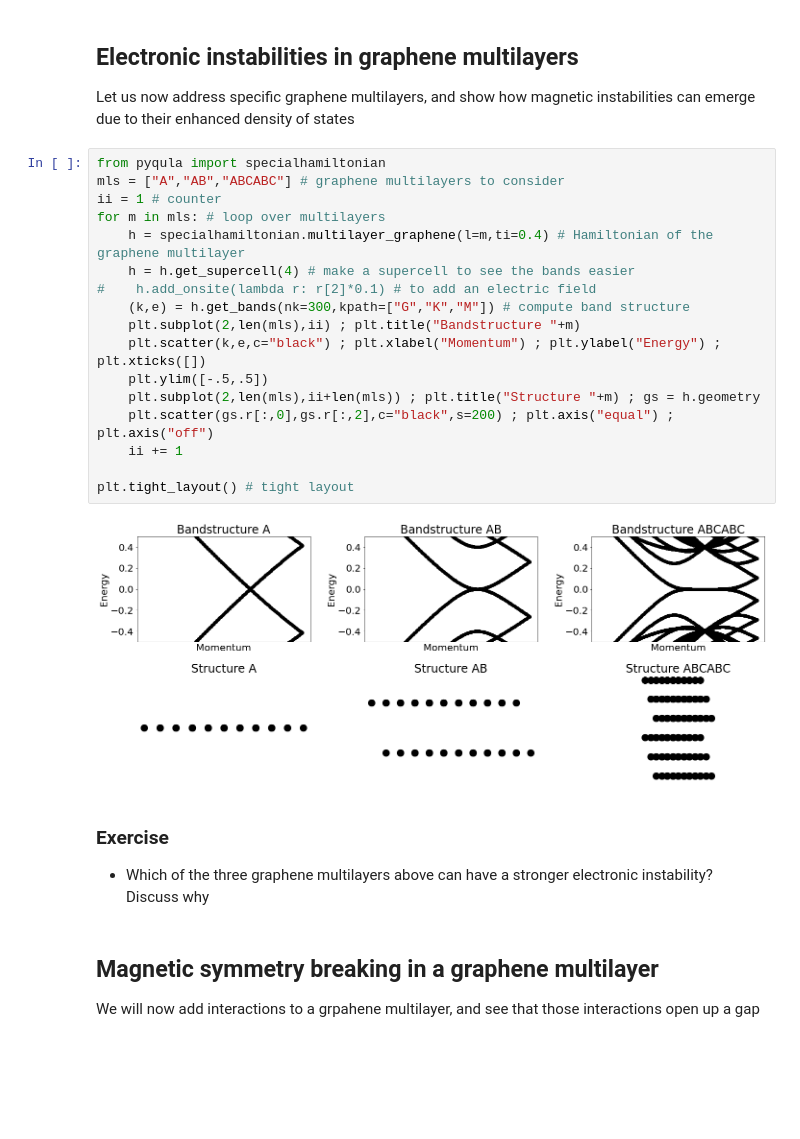
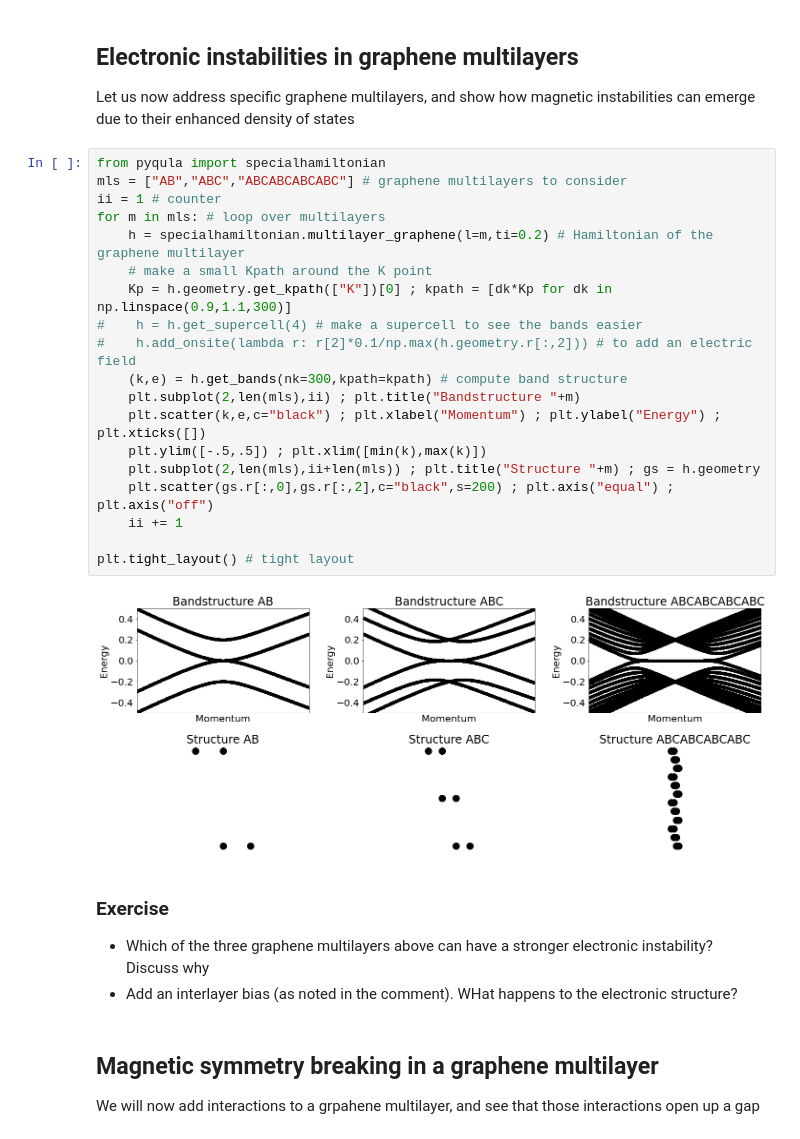
Before and after one commit to joselado/jyvaskyla_summer_school_2022, a Jupyter notebook: sessions/session3.ipynb, the cells around one changed output. Cells and saved outputs as stored; diff of their text form; blank space fills up the shorter version.

```diff
--- a/sessions/session3.ipynb
+++ b/sessions/session3.ipynb
@@ -389,26 +389,29 @@ plt.tight_layout() # adjust the subplots
 Let us now address specific graphene multilayers, and show how magnetic instabilities can emerge due to their enhanced density of states
 # %%
 from pyqula import specialhamiltonian
-mls = ["A","AB","ABCABC"] # graphene multilayers to consider
+mls = ["AB","ABC","ABCABCABCABC"] # graphene multilayers to consider
 ii = 1 # counter
 for m in mls: # loop over multilayers
-    h = specialhamiltonian.multilayer_graphene(l=m,ti=0.4) # Hamiltonian of the graphene multilayer
-    h = h.get_supercell(4) # make a supercell to see the bands easier
-#    h.add_onsite(lambda r: r[2]*0.1) # to add an electric field
-    (k,e) = h.get_bands(nk=300,kpath=["G","K","M"]) # compute band structure
+    h = specialhamiltonian.multilayer_graphene(l=m,ti=0.2) # Hamiltonian of the graphene multilayer
+    # make a small Kpath around the K point
+    Kp = h.geometry.get_kpath(["K"])[0] ; kpath = [dk*Kp for dk in np.linspace(0.9,1.1,300)]
+#    h = h.get_supercell(4) # make a supercell to see the bands easier
+#    h.add_onsite(lambda r: r[2]*0.1/np.max(h.geometry.r[:,2])) # to add an electric field
+    (k,e) = h.get_bands(nk=300,kpath=kpath) # compute band structure
     plt.subplot(2,len(mls),ii) ; plt.title("Bandstructure "+m)
     plt.scatter(k,e,c="black") ; plt.xlabel("Momentum") ; plt.ylabel("Energy") ; plt.xticks([])
-    plt.ylim([-.5,.5])
+    plt.ylim([-.5,.5]) ; plt.xlim([min(k),max(k)])
     plt.subplot(2,len(mls),ii+len(mls)) ; plt.title("Structure "+m) ; gs = h.geometry
     plt.scatter(gs.r[:,0],gs.r[:,2],c="black",s=200) ; plt.axis("equal") ; plt.axis("off")
     ii += 1
 
 plt.tight_layout() # tight layout
 # %% [output]
-[figure, old version]
+[figure, new version]
 # %% [markdown]
 ### Exercise
 - Which of the three graphene multilayers above can have a stronger electronic instability? Discuss why
+- Add an interlayer bias (as noted in the comment). WHat happens to the electronic structure?
 # %% [markdown]
 ## Magnetic symmetry breaking in a graphene multilayer
 We will now add interactions to a grpahene multilayer, and see that those interactions open up a gap
```
Also changed, not shown: parts of 1 cell of this notebook.
